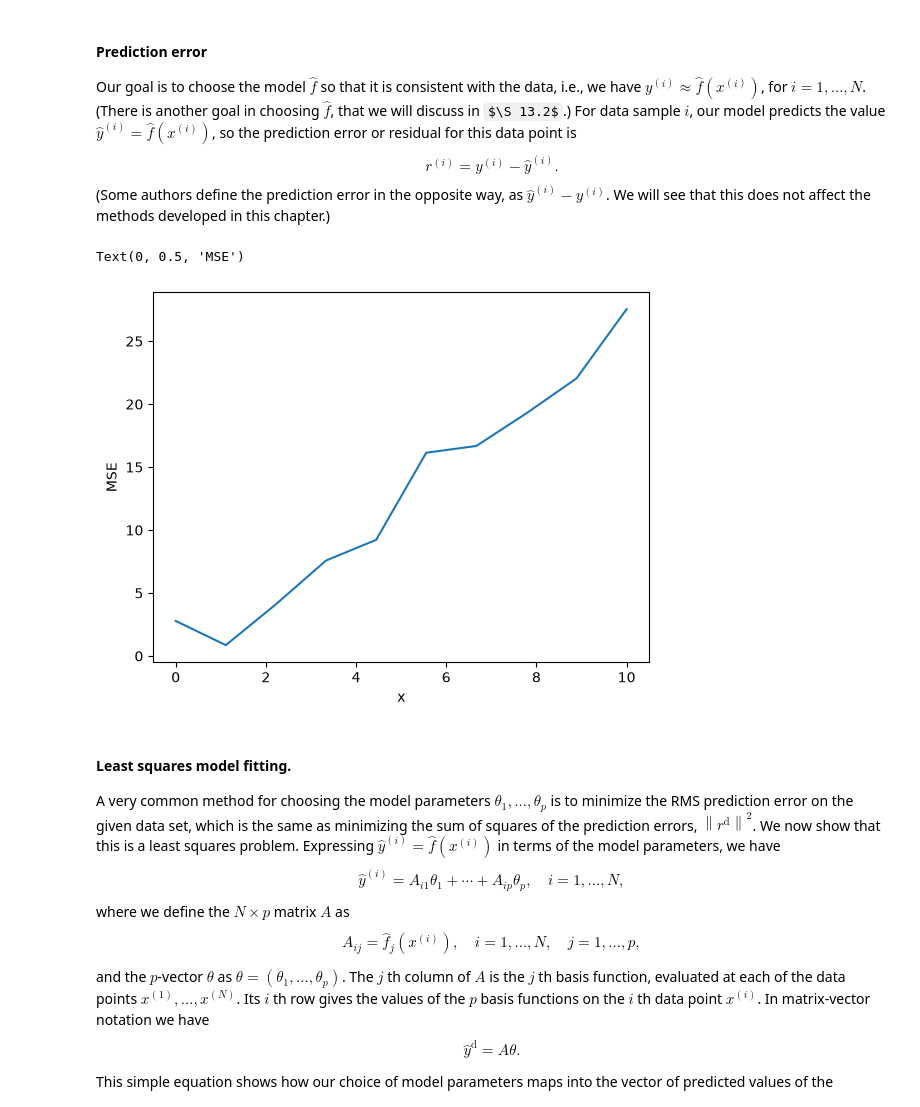
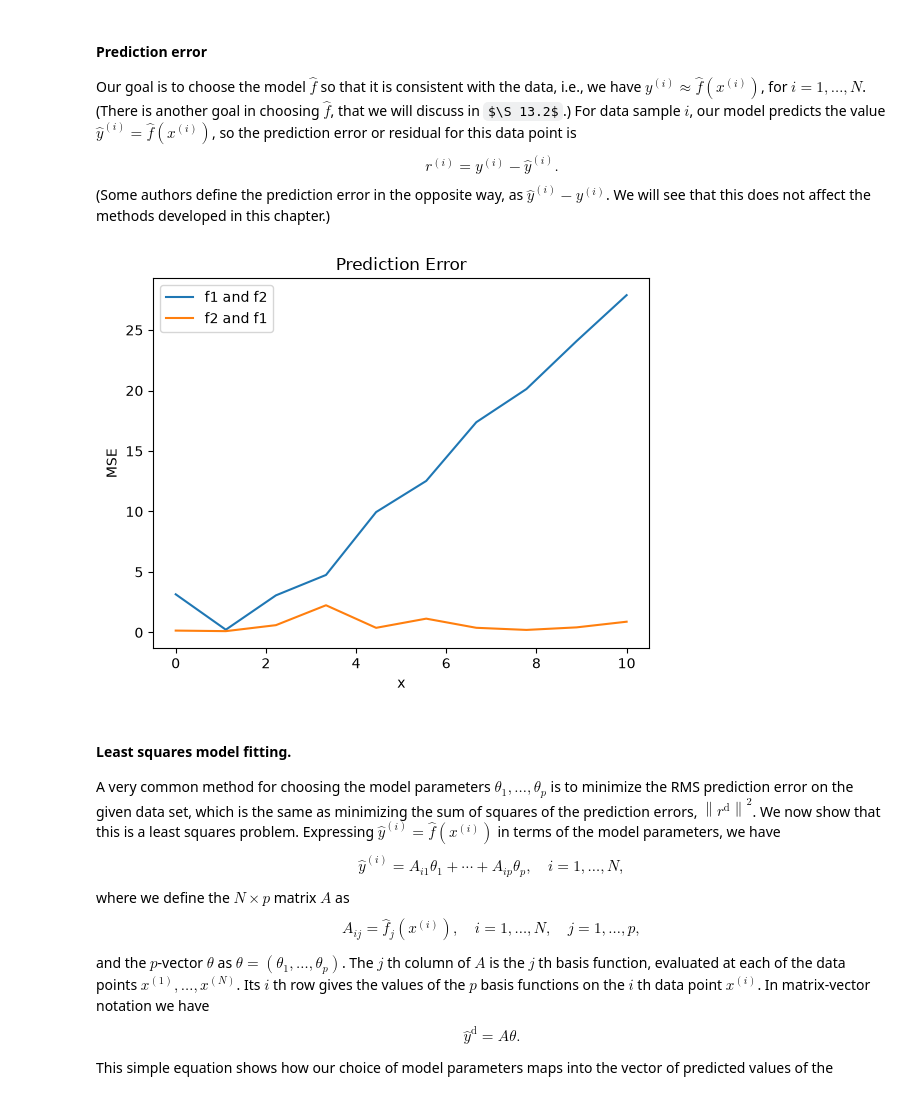
Before and after one commit to deumath/jupyterlite, a Jupyter notebook: content/MathML/lecture_slides_ch_06.ipynb, the cells around one changed output. Saved outputs shown, nothing was run; the diff lists cells and outputs as text; code cells hidden in the pictures; some formulas as TeX source.

```diff
--- a/content/MathML/lecture_slides_ch_06.ipynb
+++ b/content/MathML/lecture_slides_ch_06.ipynb
@@ -245,27 +245,25 @@ r^{(i)}=y^{(i)}-\hat{y}^{(i)}.
 $$
 (Some authors define the prediction error in the opposite way, as $\hat{y}^{(i)}-y^{(i)}$. We will see that this does not affect the methods developed in this chapter.)
 # %%
-def prediction_error(theta, x, y):
-    # Calculate the predictions
-    y_hat = linear_model(theta, x, [f1, f2])
-
-    # Calculate the prediction error
-    e = np.abs(y - y_hat)
-
-    return e
+def prediction_error(theta, x, y, y_hat):
+    return np.abs(y - y_hat)
-# %%
-theta_opt = np.array([2, 5])  # Optimal parameters
-
-# Calculate the prediction error for different values of theta
-e = prediction_error(theta_opt, x, y)
-
-# Plot the prediction error
-plt.plot(x, e)
-plt.xlabel("x")
-plt.ylabel("MSE")
-# %% [output]
-Text(0, 0.5, 'MSE')
-[figure, removed]
+# %%
+theta_opt = np.array([2, 5])  # Optimal parameters
+
+e1 = prediction_error(theta_opt, x, y, y1)
+e2 = prediction_error(theta_opt, x, y, y2)
+
+fig = plt.figure()
+plt.plot(x, e1, label="f1 and f2")
+plt.plot(x, e2, label="f2 and f1")
+plt.xlabel("x")
+plt.ylabel("MSE")
+plt.title("Prediction Error")
+plt.legend()
+plt.show()
+plt.close(fig)
+# %% [output]
+[figure, added]
 # %% [markdown]
 #### Least squares model fitting.
 
```
Also changed, not shown: parts of 8 cells of this notebook, 1 other file.
